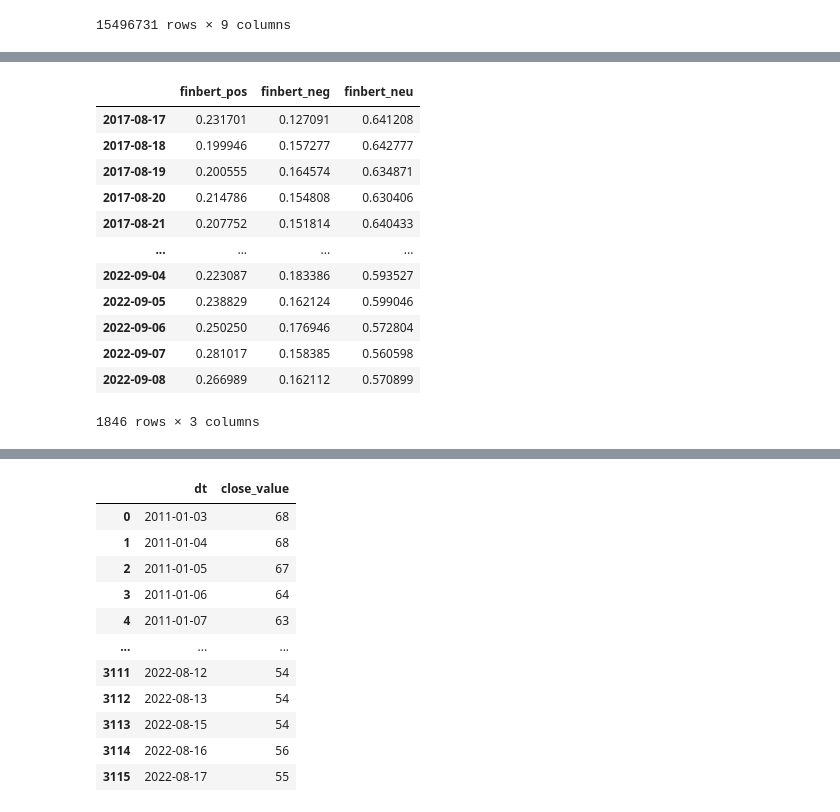
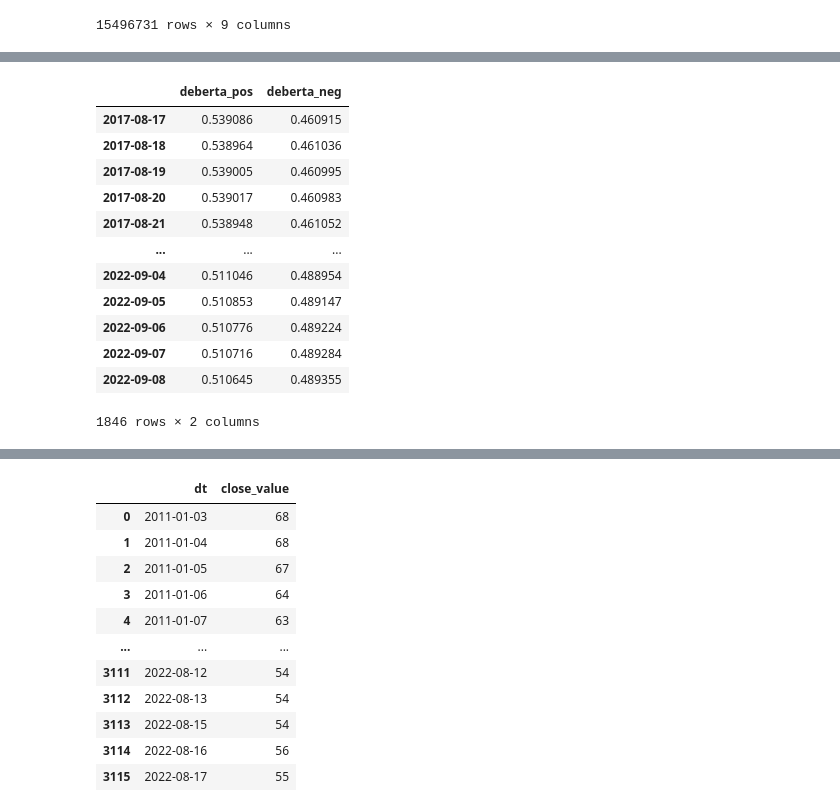
Before and after one commit to yeyechen/NLP-news-sentiment-on-cryptos, a Jupyter notebook: notebooks/model.ipynb, the cells around one changed output, grey strips where cells are left out. Drawn from its saved outputs; the diff is of its cells as text; code cells hidden in the pictures.

```diff
--- a/notebooks/model.ipynb
+++ b/notebooks/model.ipynb
@@ -154,16 +171,16 @@ finbert_cluster = sentiment_cluster(df, ticker_counts)
-# %%
-finbert_cluster
-# %% [output]
-|  | finbert_pos | finbert_neg | finbert_neu |
-| 2017-08-17 | 0.231701 | 0.127091 | 0.641208 |
-| 2017-08-18 | 0.199946 | 0.157277 | 0.642777 |
-| 2017-08-19 | 0.200555 | 0.164574 | 0.634871 |
-| 2017-08-20 | 0.214786 | 0.154808 | 0.630406 |
-| 2017-08-21 | 0.207752 | 0.151814 | 0.640433 |
-| ... | ... | ... | ... |
-| 2022-09-04 | 0.223087 | 0.183386 | 0.593527 |
-| 2022-09-05 | 0.238829 | 0.162124 | 0.599046 |
-| 2022-09-06 | 0.250250 | 0.176946 | 0.572804 |
-| 2022-09-07 | 0.281017 | 0.158385 | 0.560598 |
-| 2022-09-08 | 0.266989 | 0.162112 | 0.570899 |
-1846 rows × 3 columns
+# %%
+deberta_cluster
+# %% [output]
+|  | deberta_pos | deberta_neg |
+| 2017-08-17 | 0.539086 | 0.460915 |
+| 2017-08-18 | 0.538964 | 0.461036 |
+| 2017-08-19 | 0.539005 | 0.460995 |
+| 2017-08-20 | 0.539017 | 0.460983 |
+| 2017-08-21 | 0.538948 | 0.461052 |
+| ... | ... | ... |
+| 2022-09-04 | 0.511046 | 0.488954 |
+| 2022-09-05 | 0.510853 | 0.489147 |
+| 2022-09-06 | 0.510776 | 0.489224 |
+| 2022-09-07 | 0.510716 | 0.489284 |
+| 2022-09-08 | 0.510645 | 0.489355 |
+1846 rows × 2 columns
```
Also changed, not shown: parts of 14 cells of this notebook, 1 other file.
